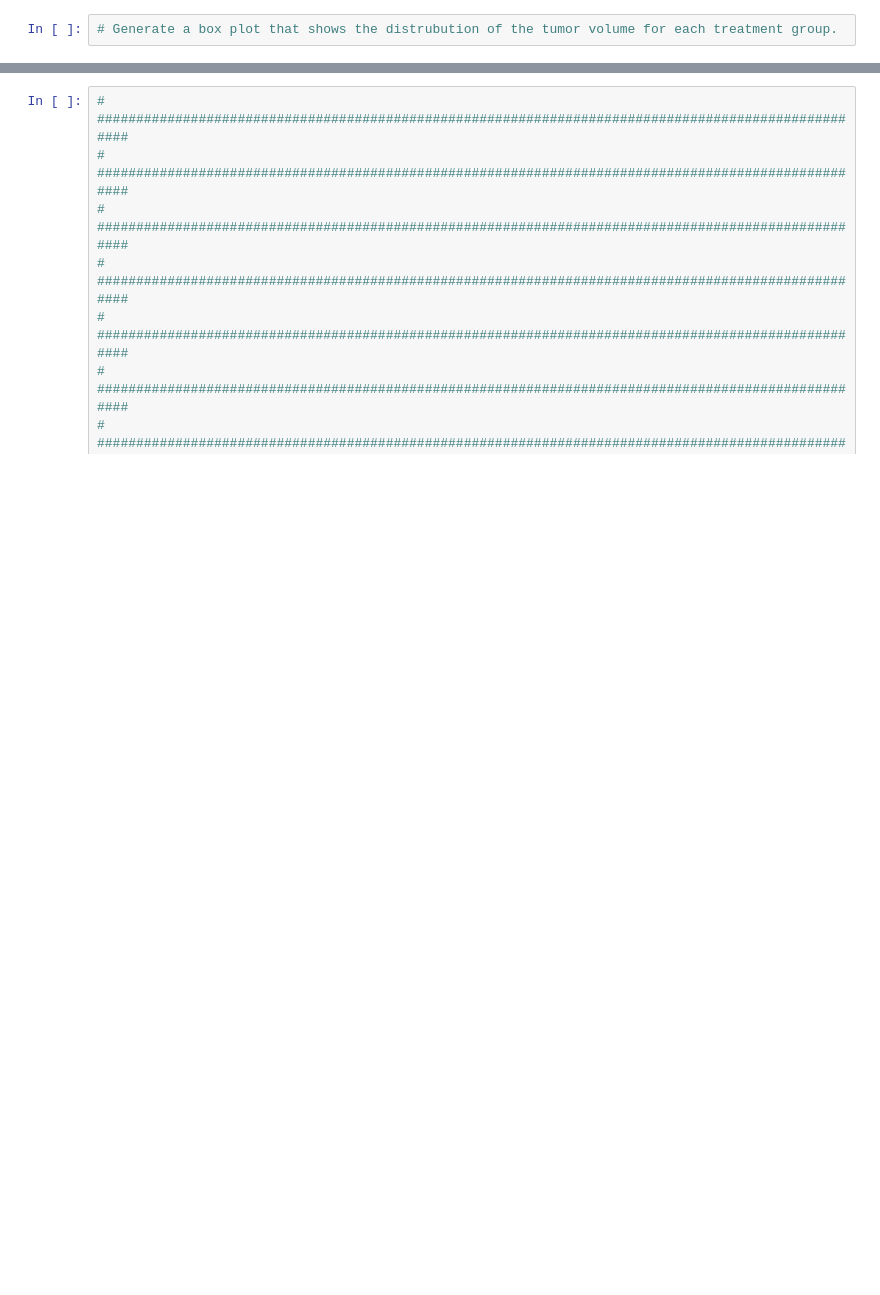
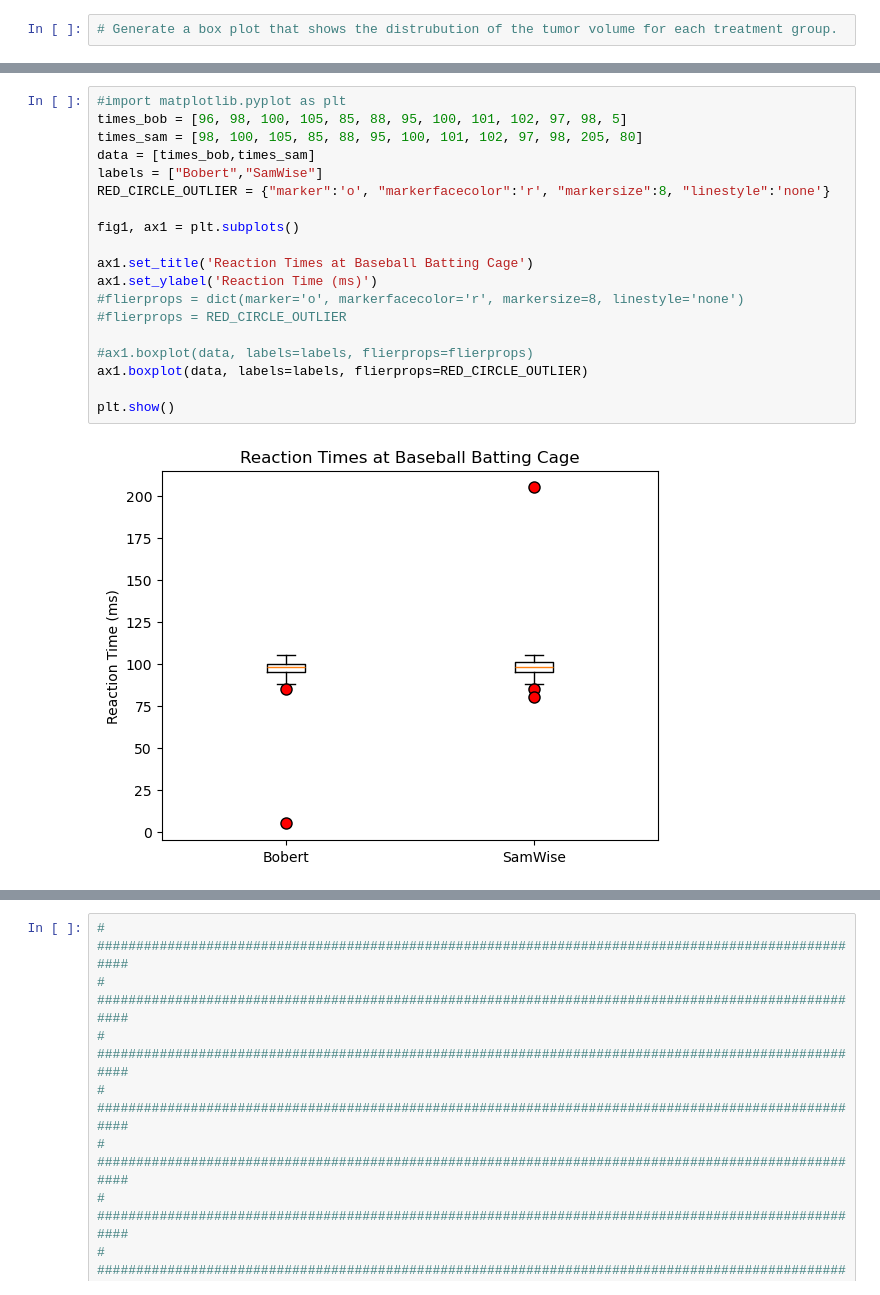
Before and after one commit to MarkOlsonMN/matplotlib-challenge, a Jupyter notebook: Pymaceuticals/Pymaceuticals_Jupyter_Notebook.ipynb, the cells around one changed output, grey strips where cells are left out. Saved outputs shown, nothing was run; the diff lists cells and outputs as text; blank space fills up the shorter version.

Commit message:
partial assignment save point 4 - exploring box plots

```diff
--- a/Pymaceuticals/Pymaceuticals_Jupyter_Notebook.ipynb
+++ b/Pymaceuticals/Pymaceuticals_Jupyter_Notebook.ipynb
@@ -488,0 +511,21 @@ plt.show()
+# %%
+#import matplotlib.pyplot as plt
+times_bob = [96, 98, 100, 105, 85, 88, 95, 100, 101, 102, 97, 98, 5]
+times_sam = [98, 100, 105, 85, 88, 95, 100, 101, 102, 97, 98, 205, 80]
+data = [times_bob,times_sam]
+labels = ["Bobert","SamWise"]
+RED_CIRCLE_OUTLIER = {"marker":'o', "markerfacecolor":'r', "markersize":8, "linestyle":'none'}
+
+fig1, ax1 = plt.subplots()
+
+ax1.set_title('Reaction Times at Baseball Batting Cage')
+ax1.set_ylabel('Reaction Time (ms)')
+#flierprops = dict(marker='o', markerfacecolor='r', markersize=8, linestyle='none')
+#flierprops = RED_CIRCLE_OUTLIER
+
+#ax1.boxplot(data, labels=labels, flierprops=flierprops)
+ax1.boxplot(data, labels=labels, flierprops=RED_CIRCLE_OUTLIER)
+
+plt.show()
+# %% [output]
+[figure, added]
```
Also changed, not shown: parts of 7 cells of this notebook.
